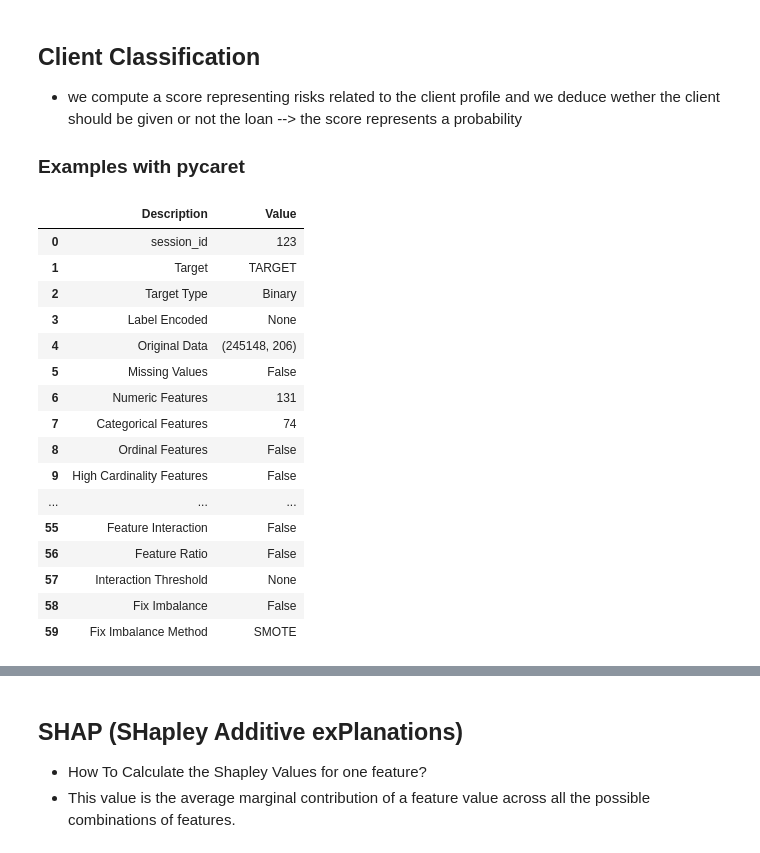
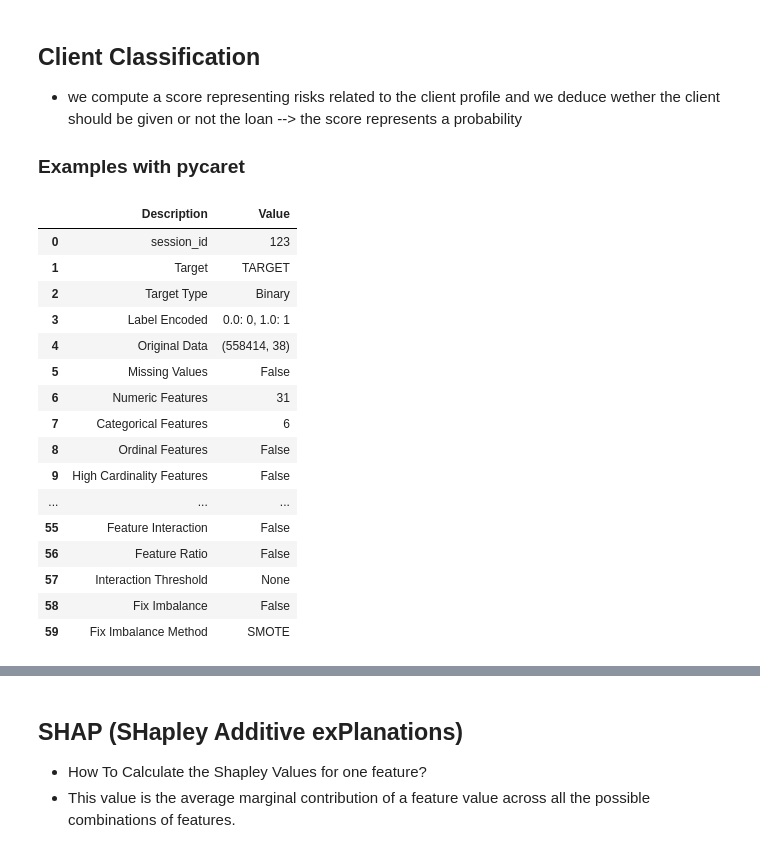
Before and after one commit to a-olfa/P7_OC, a Jupyter notebook: projet7_pretraitement_modelisation.ipynb, the cells around one changed output, grey strips where cells are left out. Cells and saved outputs as stored; diff of their text form; code cells hidden in the pictures.

Commit message:
sixth version : threshold and shap

```diff
--- a/projet7_pretraitement_modelisation.ipynb
+++ b/projet7_pretraitement_modelisation.ipynb
@@ -1617,0 +2237,2 @@ test.shape
+# %%
+X, y = handle_unbalanced_data(final_data[elements],target_df)
@@ -1617,0 +2252,3 @@ test.shape
+# %%
+final_banking_data = X
+final_banking_data ['TARGET'] = y['TARGET']
@@ -1617,0 +2286,15 @@ test.shape
+# %%
+def correlation(dataset, threshold):
+    col_corr = set() # Set of all the names of deleted columns
+    corr_matrix = dataset.corr()
+    for i in range(len(corr_matrix.columns)):
+        for j in range(i):
+            if (corr_matrix.iloc[i, j] >= threshold) and (corr_matrix.columns[j] not in col_corr):
+                colname = corr_matrix.columns[i] # getting the name of column
+                col_corr.add(colname)
+                if colname in dataset.columns:
+                    del dataset[colname] # deleting the column from the dataset
+
+    return(dataset)
+# %%
+final_banking_data = correlation(final_banking_data, 0.9)
@@ -1620,23 +2307,23 @@ test.shape
 * we compute a score representing risks related to the client profile and we deduce wether the client should be given or not the loan --> the score represents a probability
 ### Examples with pycaret
 # %%
-from pycaret.classification import *
+
 #setting the experiment
-reg_experiment = setup(train,
+reg_experiment = setup(final_banking_data,
                        target = 'TARGET',
                        session_id=123,
                        log_experiment=True,
                        experiment_name='ca_banking')
 # %% [output]
 |  | Description | Value |
 | 0 | session_id | 123 |
 | 1 | Target | TARGET |
 | 2 | Target Type | Binary |
-| 3 | Label Encoded | None |
-| 4 | Original Data | (245148, 206) |
+| 3 | Label Encoded | 0.0: 0, 1.0: 1 |
+| 4 | Original Data | (558414, 38) |
 | 5 | Missing Values | False |
-| 6 | Numeric Features | 131 |
-| 7 | Categorical Features | 74 |
+| 6 | Numeric Features | 31 |
+| 7 | Categorical Features | 6 |
 | 8 | Ordinal Features | False |
 | 9 | High Cardinality Features | False |
 | ... | ... | ... |
```
Also changed, not shown: parts of 246 cells of this notebook.
